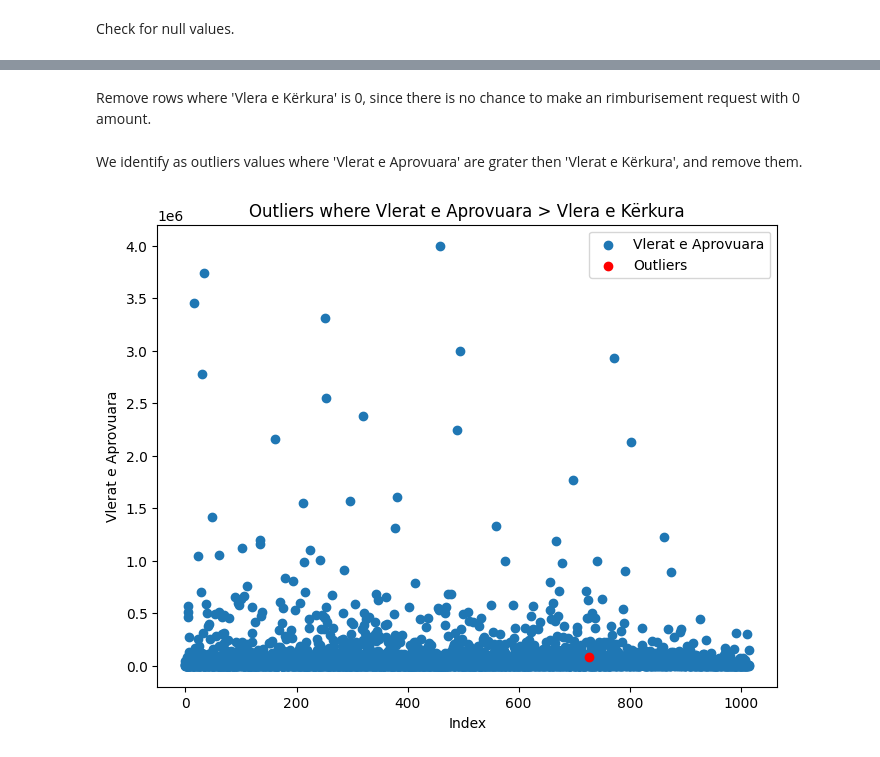
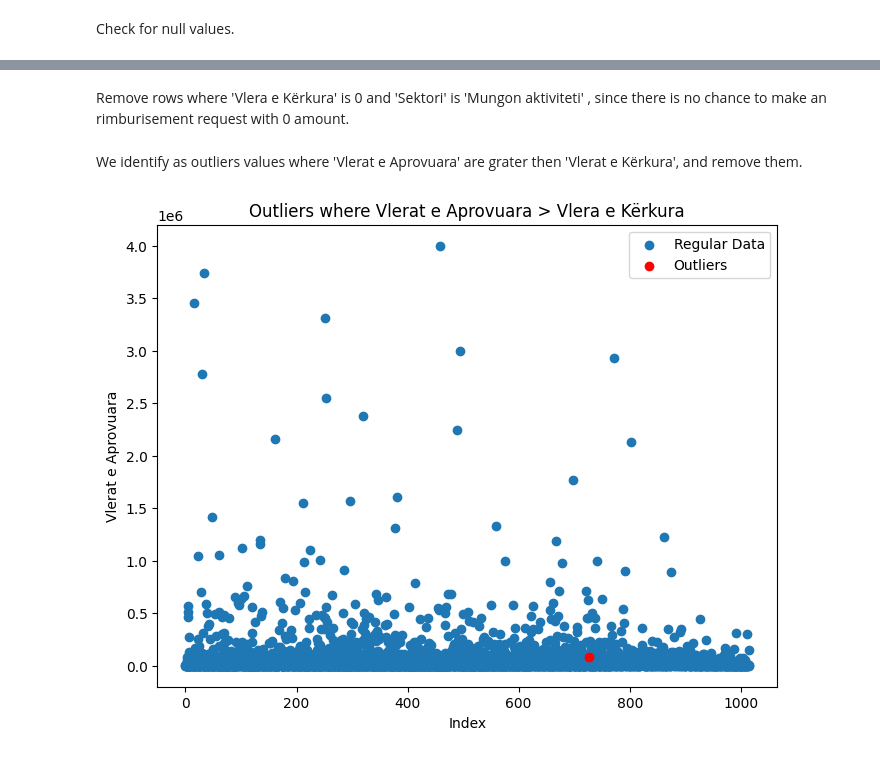
Before and after one commit to valzagrainca/Business-Reimbursement-Prediction-Gr6, a Jupyter notebook: Rimbursement.ipynb, the cells around one changed output, grey strips where cells are left out. Cells and saved outputs as stored; diff of their text form; code cells hidden in the pictures.

```diff
--- a/Rimbursement.ipynb
+++ b/Rimbursement.ipynb
@@ -65,7 +68,7 @@ Rename columns.
 df = df.rename(columns={
         'Viti\nGodina\nYear': 'Viti',
         'Muaji\nMesec\nMonth':'Muaji',
-        'Përshkrimi i Sektorit (Kryesor)\nOpis (Glavnog) Sektora\nDescription of (Primary) Sector':'Përshkrimi i Sektorit',
+        'Përshkrimi i Sektorit (Kryesor)\nOpis (Glavnog) Sektora\nDescription of (Primary) Sector':'Sektori',
         'Statusi i Regjistrimit\nStatus Registracije\nRegistration Status':'Statusi',
         'Komuna\nOpština\nMunicipality':'Komuna',
         'Numri i Kërkesave për Rimbursim\nBroj zahteva za rimbursiju\nNumber of Refund Requests':'Numri i Kërkesave',
@@ -120,24 +122,24 @@ df.head(5)
 # %% [markdown]
-Remove rows where 'Vlera e Kërkura' is 0, since there is no chance to make an rimburisement request with 0 amount.
+Remove rows where 'Vlera e Kërkura' is 0 and 'Sektori' is 'Mungon aktiviteti' , since there is no chance to make an rimburisement request with 0 amount.
 # %%
-df = df[df['Vlera e Kërkura'] != 0]
+df = df[(df['Vlera e Kërkura'] != 0) & (df['Sektori'] != 'Mungon aktiviteti')]
 # %% [markdown]
 We identify as outliers values where 'Vlerat e Aprovuara' are grater then 'Vlerat e Kërkura', and remove them.
 # %%
 # Filter outliers where 'Vlerat e Aprovuara' > 'Vlera e Kërkura'
 outliers_greater_than_vlera_kerkura = df[df['Vlerat e Aprovuara'] > df['Vlera e Kërkura']]
 
 plt.figure(figsize=(8, 6))
 
-plt.scatter(df.index, df['Vlerat e Aprovuara'], label='Vlerat e Aprovuara')
+plt.scatter(df.index, df['Vlerat e Aprovuara'], label='Regular Data')
 plt.scatter(outliers_greater_than_vlera_kerkura.index, outliers_greater_than_vlera_kerkura['Vlerat e Aprovuara'], color='red', label='Outliers')
 plt.title('Outliers where Vlerat e Aprovuara > Vlera e Kërkura')
 plt.xlabel('Index')
 plt.ylabel('Vlerat e Aprovuara')
 plt.legend()
 
 plt.show()
 
 df = df[df['Vlerat e Aprovuara'] <= df['Vlera e Kërkura']]
 # %% [output]
-[figure, old version]
+[figure, new version]
```
Also changed, not shown: parts of 8 cells of this notebook.
